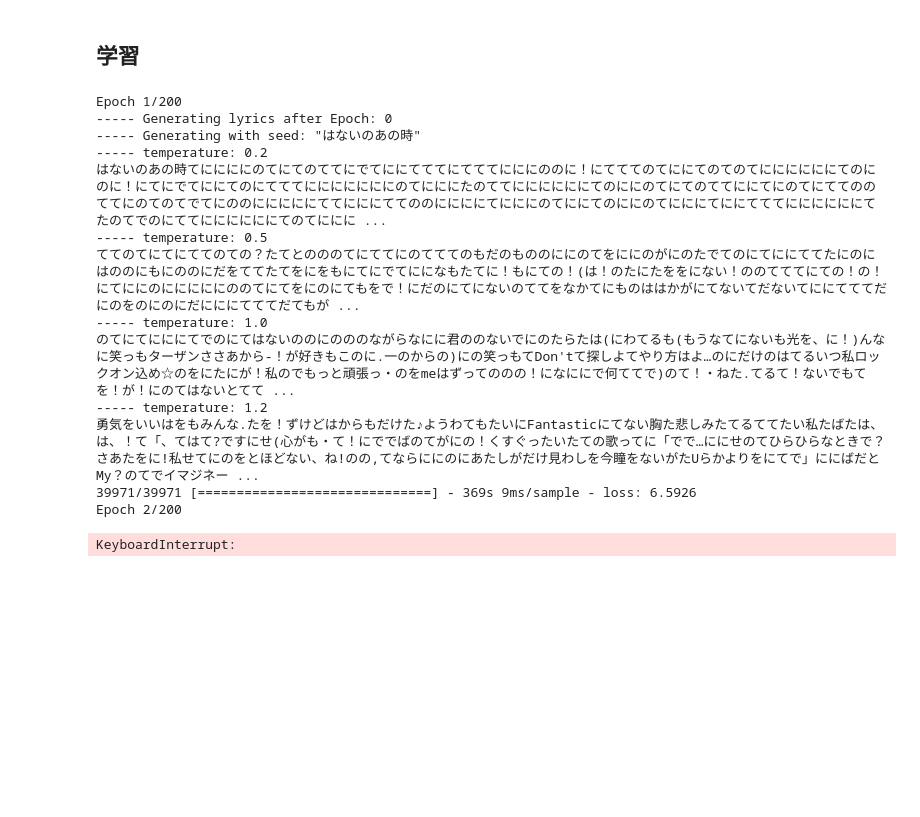
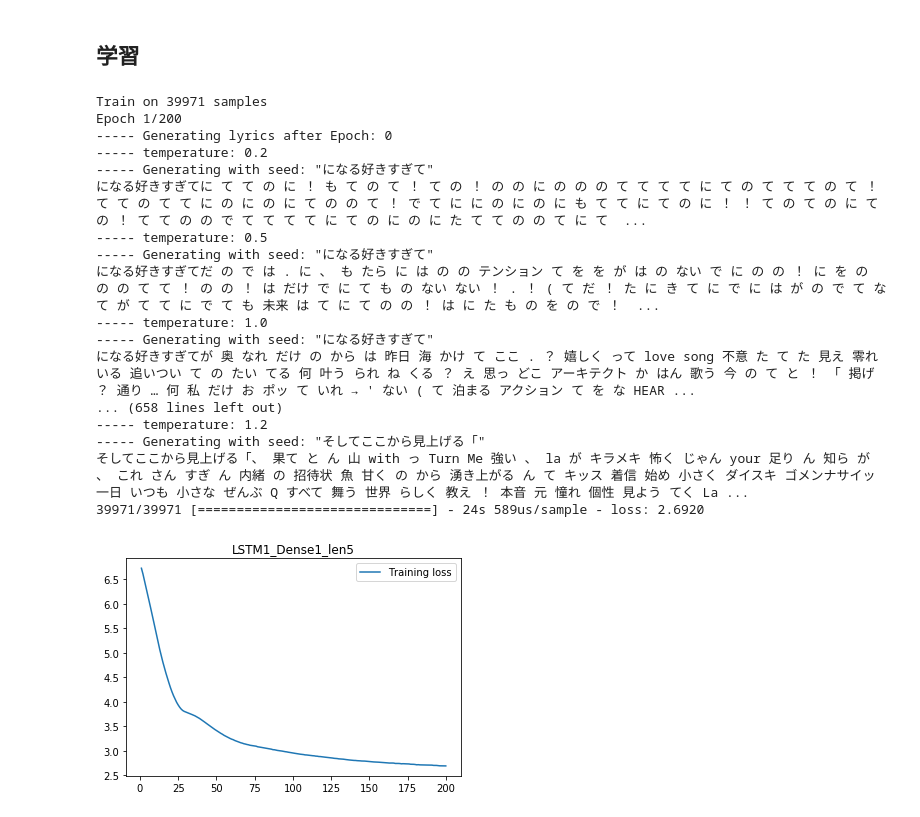
Before and after one commit to kargenk/Tsumugi, a Jupyter notebook: train.ipynb, the cells around one changed output. Cells and saved outputs as stored; diff of their text form; code cells hidden in the pictures; blank space fills up the shorter version.

Commit message:
[add] LSTM_1 Dense_1 len5 model, plot, save

```diff
--- a/train.ipynb
+++ b/train.ipynb
@@ -57,7 +60,8 @@ words = sorted(list(set(flatten))) # set(集合)を用いて要素を一意に
 print('Unique words:', len(words))
 
 # 歌詞中の単語をリストwordsのインデックスにマッピングするディクショナリ
-word_indices = dict((word, words.index(word)) for word in words)
+word_indices = dict((c, i) for i, c in enumerate(words))
+indices_word = dict((i, c) for i, c in enumerate(words))
 # %% [output]
 Corpus length: 119916
 Unique words: 11362
@@ -131,13 +135,15 @@ def print_temp_res(epoch, _):
 
         # テキストシードをランダムに選択
         start_index = random.randint(0, len(flatten) - maxlen - 1)
-        sentence = flatten[start_index: start_index + maxlen]
-        generated_lyric = ''.join(sentence)  # リストなので1つのstrにまとめる
-        print('----- Generating with seed: "' + generated_lyric + '"')
 
         # ある範囲内の異なるサンプリング温度を試す
         for temperature in [0.2, 0.5, 1.0, 1.2]:
             print('----- temperature:', temperature)
+
+            generated_lyric = ''
+            sentence = flatten[start_index: start_index + maxlen]
+            generated_lyric += ''.join(sentence)  # リストなので1つのstrにまとめる
+            print('----- Generating with seed: "' + generated_lyric + '"')
             sys.stdout.write(generated_lyric)
 
             # 400文字生成
@@ -150,12 +156,13 @@ def print_temp_res(epoch, _):
                 # 次の単語をサンプリング
                 preds = model.predict(sampled, verbose=0)[0]
                 next_index = sample(preds, temperature)
-                next_word = words[next_index]
+                next_word = indices_word[next_index]
 
                 generated_lyric += next_word
                 generated_lyric = generated_lyric[1:]
 
                 sys.stdout.write(next_word)
+                sys.stdout.write(' ')
                 sys.stdout.flush()
             print()
     else:
@@ -169,17 +176,34 @@ history = model.fit(x, y,
                     epochs=200,
                     callbacks=[callback])
 # %% [output]
+Train on 39971 samples
 Epoch 1/200
 ----- Generating lyrics after Epoch: 0
------ Generating with seed: "はないのあの時"
 ----- temperature: 0.2
-はないのあの時てににににのてにてのててにでてににてててにてててにににののに！にてててのてににてのてのてににににににてのにのに！にてにでてににてのにてててにににににににのてにににたのててににににににてのににのてにてのててににてにのてにててののててにのてのてでてにののにににににててにににててののににににてにににのてににてのににのてにににてににてててににににににてたのてでのにててににににににてのてににに ...
+----- Generating with seed: "になる好きすぎて"
+になる好きすぎてに て て の に ！ も て の て ！ て の ！ の の に の の の て て て て に て の て て て の て ！ て て の て て に の に の に て の の て ！ で て に に の に の に も て て に て の に ！ ！ て の て の に て の ！ て て の の で て て て て に て の に の に た て て の の て に て  ...
 ----- temperature: 0.5
-ててのてにてにててのての？たてとのののてにててにのてててのもだのもののににのてをににのがにのたでてのにてににててたにのにはののにもにののにだをててたてをにをもにてにでてにになもたてに！もにての！(は！のたにたををにない！ののてててにての！の！にてににのにににににののてにてをにのにてもをで！にだのにてにないのててをなかてにものははかがにてないてだないてににてててだにのをのにのにだにににてててだてもが ...
+----- Generating with seed: "になる好きすぎて"
+になる好きすぎてだ の で は . に 、 も たら に は の の テンション て を を が は の ない で に の の ！ に を の の の て て ！ の の ！ は だけ で に て も の ない ない ！ . ！ ( て だ ！ た に き て に で に は が の で て な て が て て に で て も 未来 は て に て の の ！ は に た も の を の で ！  ...
 ----- temperature: 1.0
-のてにてにににてでのにてはないののにのののながらなにに君ののないでにのたらたは(にわてるも(もうなてにないも光を、に！)んなに笑っもターザンささあから-！が好きもこのに.一のからの)にの笑っもてDon'tて探しよてやり方はよ…のにだけのはてるいつ私ロックオン込め☆のをにたにが！私のでもっと頑張っ・のをmeはずってののの！になににで何ててで)のて！・ねた.てるて！ないでもてを！が！にのてはないとてて ...
+----- Generating with seed: "になる好きすぎて"
+になる好きすぎてが 奥 なれ だけ の から は 昨日 海 かけ て ここ . ？ 嬉しく って love song 不意 た て た 見え 零れ いる 追いつい て の たい てる 何 叶う られ ね くる ？ え 思っ どこ アーキテクト か はん 歌う 今 の て と ！ 「 掲げ ？ 通り … 何 私 だけ お ポッ て いれ → ' ない ( て 泊まる アクション て を な HEAR ...
+... (658 lines left out)
 ----- temperature: 1.2
-勇気をいいはをもみんな.たを！ずけどはからもだけた♪ようわてもたいにFantasticにてない胸た悲しみたてるててたい私たばたは、は、！て「、てはて?ですにせ(心がも・て！にででばのてがにの！くすぐったいたての歌ってに「でで…ににせのてひらひらなときで？さあたをに!私せてにのをとほどない、ね!のの,てならににのにあたしがだけ見わしを今瞳をないがたUらかよりをにてで」ににばだとMy？のてでイマジネー ...
-39971/39971 [==============================] - 369s 9ms/sample - loss: 6.5926
-Epoch 2/200
+----- Generating with seed: "そしてここから見上げる「"
+そしてここから見上げる「、 果て と ん 山 with っ Turn Me 強い 、 la が キラメキ 怖く じゃん your 足り ん 知ら が 、 これ さん すぎ ん 内緒 の 招待状 魚 甘く の から 湧き上がる ん て キッス 着信 始め 小さく ダイスキ ゴメンナサイッ 一日 いつも 小さな ぜんぶ Q すべて 舞う 世界 らしく 教え ！ 本音 元 憧れ 個性 見よう てく La ...
+39971/39971 [==============================] - 24s 589us/sample - loss: 2.6920
-KeyboardInterrupt:
+# %%
+import matplotlib.pyplot as plt
+
+# 損失をプロット
+loss = history.history['loss']
+epochs = range(1, len(loss) + 1)
+
+plt.plot(epochs, loss, label='Training loss')
+plt.title('LSTM1_Dense1_len5')
+plt.legend()
+plt.savefig('LSTM1_Dense1_len5.png')
+plt.show()
+# %% [output]
+[figure, added]
```
Also changed, not shown: parts of 3 cells of this notebook.
